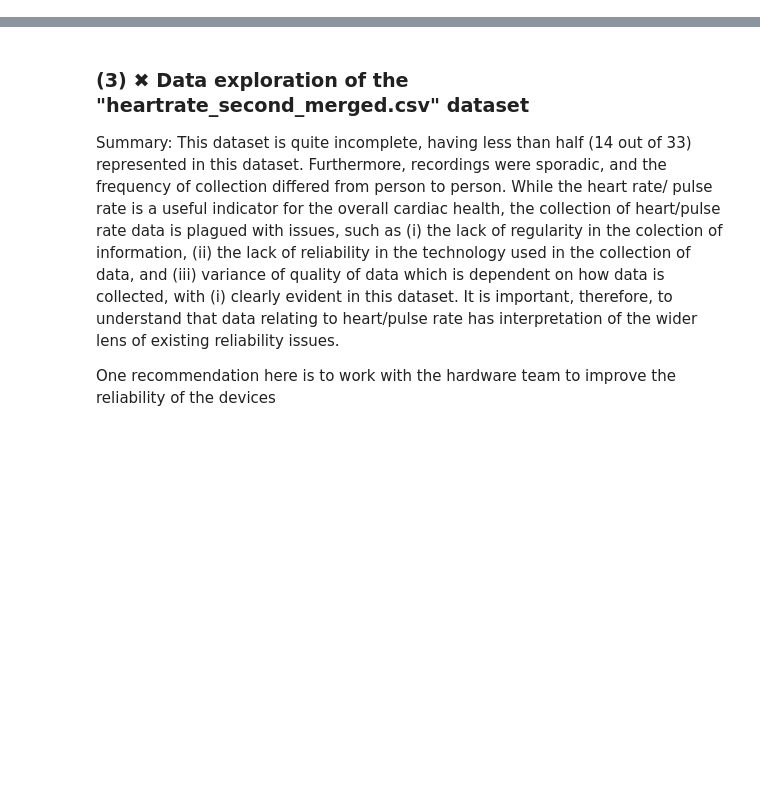
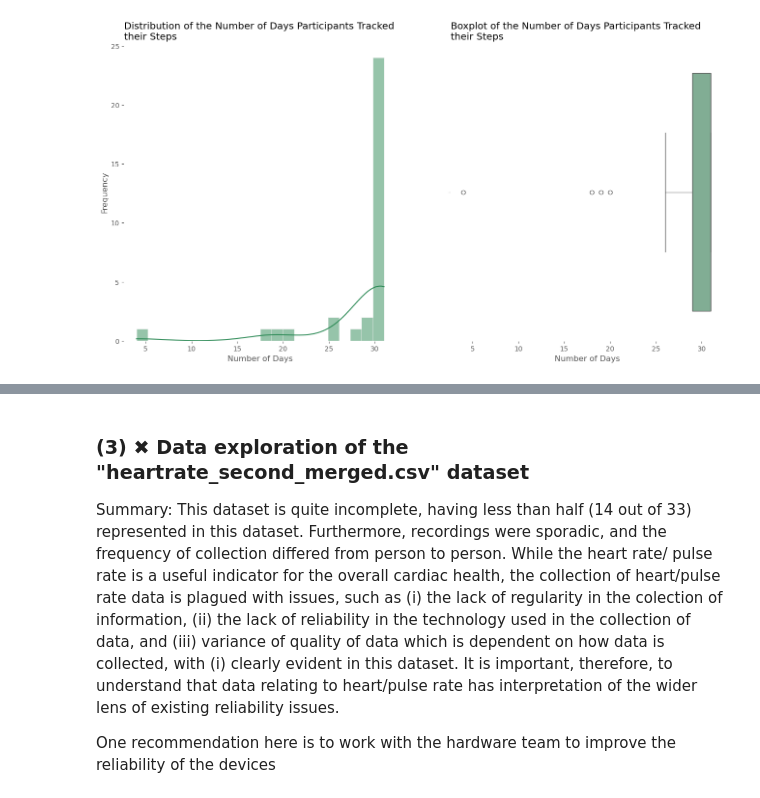
Before and after one commit to lzytimx/Portfolio, a Jupyter notebook: bellabeat_google/bellabeat.ipynb, the cells around one changed output, grey strips where cells are left out. Drawn from its saved outputs; the diff is of its cells as text; code cells hidden in the pictures; blank space fills up the shorter version.

```diff
--- a/bellabeat_google/bellabeat.ipynb
+++ b/bellabeat_google/bellabeat.ipynb
@@ -190,0 +117,3 @@ df['ActivityDate'].nunique()
+# %%
+comb_df = activity.merge(sleep, how='outer', on=['Id', 'ActivityDate'])
+comb_df
@@ -191,3 +169,5 @@ df['ActivityDate'].nunique()
+# %%
+df = comb_df.drop_duplicates().copy()
 # %%
 df.shape
 # %% [output]
@@ -266,0 +185,12 @@ df.groupby('Id')[['TotalSteps']].agg('mean').describe()
+# %%
+# Creating a pivot table to understand how many people have their steps tracked
+steps = df.pivot_table(index=['Id'], columns=['ActivityDate'], values=['TotalSteps']).notna()
+
+# The creation of a pivot table comes with unnecessary multi-index columns. In this example it is the 'TotalSteps' column in the zeroth level.
+steps.columns = steps.columns.droplevel(0)
+
+# We are now removing the pivot to create a dataframe suitable for plotting the distribution of days where people tracked their steps
+steps_long = steps.reset_index().melt(id_vars='Id', var_name='day', value_name='steps_tracked')
+
+# Group the data by participants and counting the number of days their steps are tracked.
+days_tracked_steps = steps_long.groupby('Id')[['steps_tracked']].agg('sum')
@@ -266,0 +209,15 @@ df.groupby('Id')[['TotalSteps']].agg('mean').describe()
+# %%
+fig, ax = plt.subplots(1, 2, figsize=(16,8))
+sns.histplot(data=days_tracked_steps, x='steps_tracked', color=sns.light_palette("seagreen")[-1], kde=True, ax=ax[0])
+sns.boxplot(data=days_tracked_steps, x='steps_tracked', color=sns.light_palette("seagreen")[-3], ax=ax[1])
+
+# Setting axes labels
+ax[0].set_xlabel('Number of Days')
+ax[0].set_ylabel('Frequency')
+ax[0].set_title('Distribution of the Number of Days Participants Tracked \ntheir Steps', loc='left')
+ax[1].set_xlabel('Number of Days')
+ax[1].set_title('Boxplot of the Number of Days Participants Tracked \ntheir Steps', loc='left')
+ax[0].set_facecolor('white')
+ax[1].set_facecolor('white')
+# %% [output]
+[figure, added]
```
Also changed, not shown: parts of 108 cells of this notebook.
